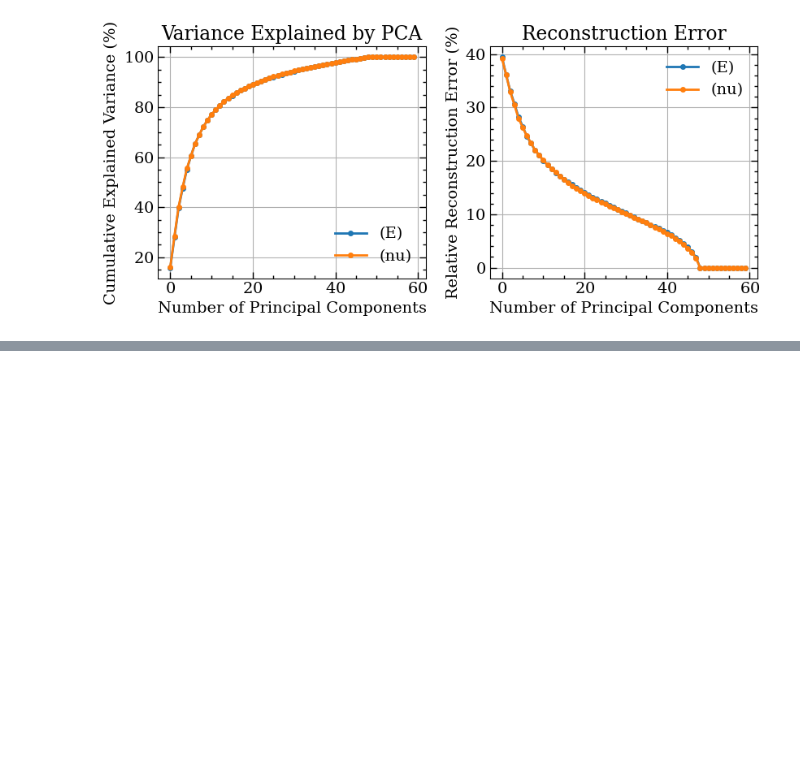
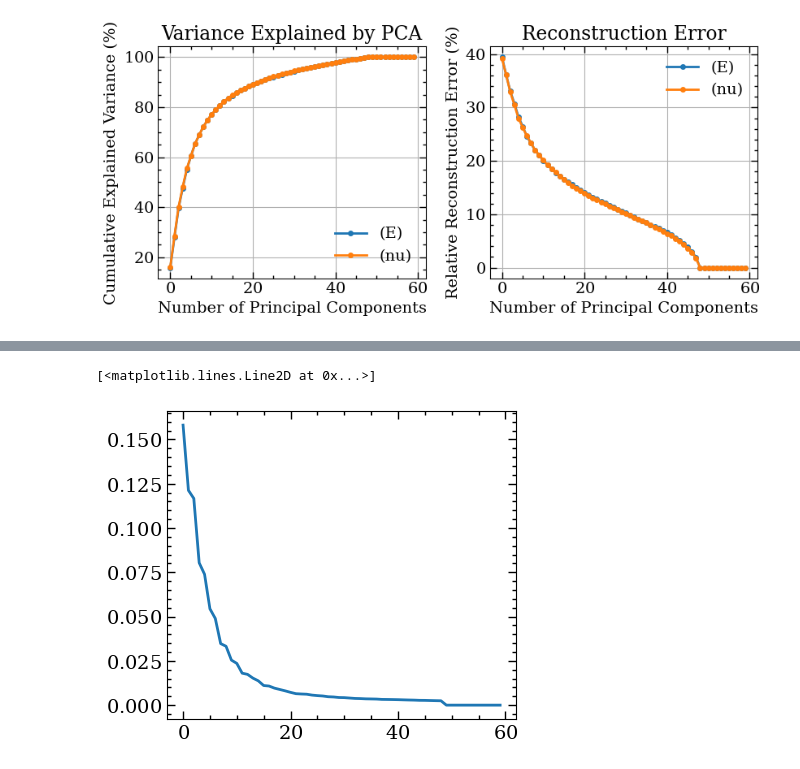
Before and after one commit to m-raj/microstructure-dependent-material-model, a Jupyter notebook: pca_analysis.ipynb, the cells around one changed output, grey strips where cells are left out. Saved outputs shown, nothing was run; the diff lists cells and outputs as text; code cells hidden in the pictures; blank space fills up the shorter version.

```diff
--- a/pca_analysis.ipynb
+++ b/pca_analysis.ipynb
@@ -84,0 +108,5 @@ plt.savefig(f'{folder}/pca_analysis.pdf')
+# %%
+plt.plot(pca_E.explained_variance_ratio_)
+# %% [output]
+[<matplotlib.lines.Line2D at 0x...>]
+[figure, added]
```
Also changed, not shown: parts of 7 cells of this notebook.
